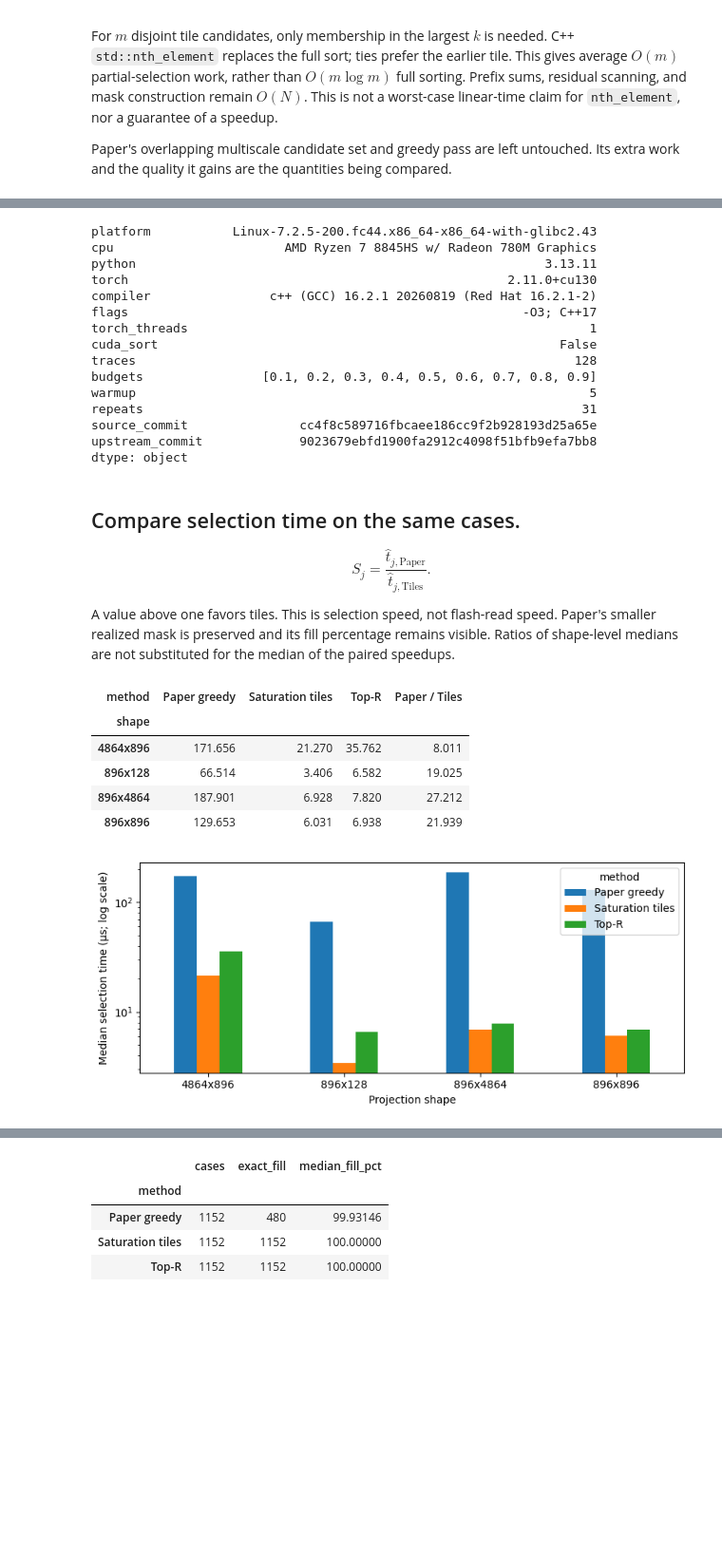
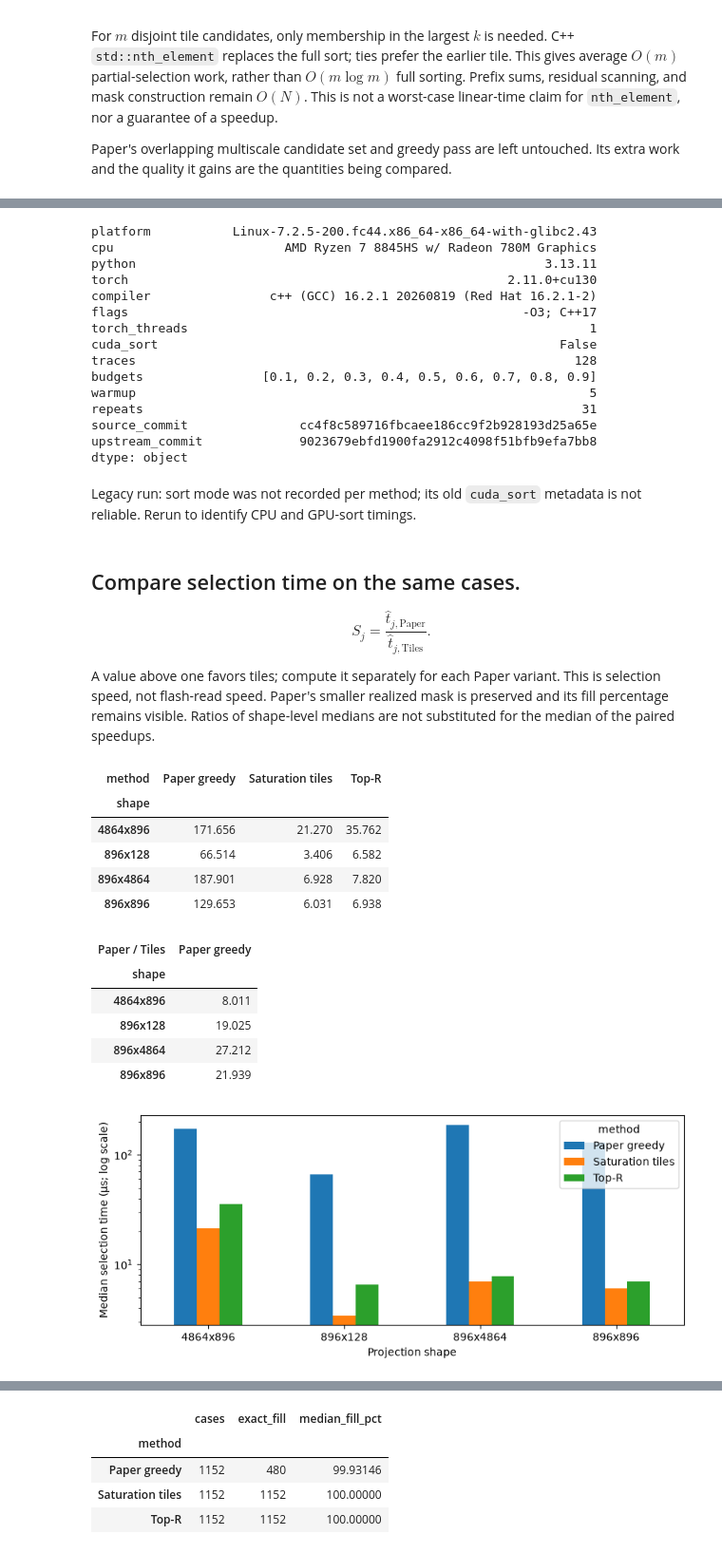
Before and after one commit to yabsed/vlm-in-flash, a Jupyter notebook: conclusion/python/results/03/03_selection_latency.ipynb, the cells around one changed output, grey strips where cells are left out. Shown at 95% size. Cells and saved outputs as stored; diff of their text form; code cells hidden in the pictures; blank space fills up the shorter version.

```diff
--- a/conclusion/python/results/03/03_selection_latency.ipynb
+++ b/conclusion/python/results/03/03_selection_latency.ipynb
@@ -37,6 +40,10 @@ The timed Paper entry point is the **unchanged native kernel**, with CPU sorting
 # %%
 if RUN_BENCHMARK:
     import torch
+    if RUN_CUDA:
+        assert torch.cuda.is_available(), "RUN_CUDA requires CUDA PyTorch and a visible GPU; no CPU fallback."
+        torch.cuda.init()
+        torch.cuda.synchronize()
     from torch.utils.cpp_extension import load
     os.environ.setdefault("MAX_JOBS", "1")
     torch.set_num_threads(1)
@@ -73,6 +80,10 @@ if RUN_BENCHMARK:
             0, len(g)-1, min(len(g), MAX_TRACES_PER_SHAPE), dtype=int)]
     traces.sort(key=lambda t: t["trace_id"])
     weight_bytes = {"float16": 2, "bfloat16": 2, "float32": 4}[manifest["model_dtype"]]
+    if RUN_CUDA:
+        assert all(t["num_tokens"] > 0 for t in traces), "Captured token counts are required."
+        assert manifest["model_dtype"] in ("float16", "bfloat16", "float32")
+        assert manifest["model_dtype"] != "bfloat16" or torch.cuda.is_bf16_supported()
     quality = pd.read_csv(QUALITY)
     quality["fraction"] = quality.fraction.round(6)
     quality = quality.set_index(["trace_id", "fraction", "method"])
@@ -104,20 +115,23 @@ if RUN_BENCHMARK:
         for fraction in BUDGETS:
             R = max(1, int(fraction*N))
             functions = {
-                "Paper greedy": lambda: paper_native.select_chunks(values, R, sizes, delays, stride, True),
+                "Paper CPU": lambda: paper_native.select_chunks(values, R, sizes, delays, stride, False),
                 "Saturation tiles": lambda: selectors.tiles(values, R, costs, int(np.ceil(s))),
                 "Top-R": lambda: selectors.top_r(values, R, costs),
             }
+            if RUN_CUDA:
+                functions["Paper GPU sort"] = lambda: paper_native.select_chunks(values, R, sizes, delays, stride, True)
             checked = {}
             for name, fn in functions.items():
                 mask = fn()[0].numpy().astype(bool)
-                old = quality.loc[(trace["trace_id"], round(float(fraction),6), name)]
+                reference = "Paper greedy" if name.startswith("Paper") else name
+                old = quality.loc[(trace["trace_id"], round(float(fraction),6), reference)]
                 expected = np.zeros(N, bool)
                 for a, b in json.loads(old.intervals): expected[a:b] = True
                 spans = np.flatnonzero(np.diff(np.r_[False, mask, False])).reshape(-1,2)
                 I, L = v.astype(float)[mask].sum(), T[np.diff(spans, axis=1).ravel()].sum()
                 assert mask.sum() == old.R_selected
-                assert mask.sum() <= R if name == "Paper greedy" else mask.sum() == R
+                assert mask.sum() <= R if name.startswith("Paper") else mask.sum() == R
                 np.testing.assert_allclose([I,L], [old.importance,old.latency], rtol=1e-10, atol=1e-12)
                 checked[name] = (old, np.array_equal(mask, expected))
             samples = {name: [] for name in functions}
@@ -126,6 +140,7 @@ if RUN_BENCHMARK:
                 for j in rng.permutation(len(names)):
                     name = names[j]
                     fn = functions[name]
+                    if RUN_CUDA: torch.cuda.synchronize()
                     begin = perf_counter_ns()
                     result = fn()
                     elapsed = (perf_counter_ns() - begin) / 1000
@@ -134,6 +149,8 @@ if RUN_BENCHMARK:
                 old, matches = checked[name]
                 records.append(dict(trace_id=trace["trace_id"], shape=trace["shape"],
                     fraction=float(fraction), R_nominal=R, R_selected=int(old.R_selected), method=name,
+                    cuda_sort=name == "Paper GPU sort", num_tokens=int(trace["num_tokens"]),
+                    d=int(trace["d"]), dtype=manifest["model_dtype"],
                     median_us=np.median(times), p95_us=np.percentile(times,95),
                     gap_upper_pct=old.gap_upper_pct, fill_pct=old.fill_pct,
                     mask_matches_02=matches, samples_us=json.dumps(times)))
@@ -154,12 +203,18 @@ if RUN_BENCHMARK:
                 if s.startswith("model name")), platform.machine())
     environment = dict(platform=platform.platform(), cpu=cpu, python=platform.python_version(),
         torch=torch.__version__, compiler=subprocess.check_output([os.environ.get("CXX","c++"),"--version"],text=True).splitlines()[0],
-        flags="-O3; C++17", torch_threads=torch.get_num_threads(), cuda_sort=False,
+        flags="-O3; C++17", torch_threads=torch.get_num_threads(), cuda_sort=RUN_CUDA,
+        cuda_runtime=torch.version.cuda, gpu=torch.cuda.get_device_name() if RUN_CUDA else None,
+        matmul_dtype=manifest["model_dtype"] if RUN_CUDA else None,
+        matmul_tf32=False if RUN_CUDA else None,
         traces=len(traces), budgets=list(BUDGETS), warmup=WARMUP, repeats=REPEATS,
-        source_commit="cc4f8c589716fbcaee186cc9f2b928193d25a65e", upstream_commit="9023679ebfd1900fa2912c4098f51bfb9efa7bb8")
+        notebook_base="78c1bc3074f1147da29aabc8b4427f450260265f", upstream_commit="9023679ebfd1900fa2912c4098f51bfb9efa7bb8")
     ENVIRONMENT.write_text(json.dumps(environment,indent=2))
 frame = pd.read_csv(RESULTS) if RESULTS.is_file() else pd.DataFrame()
 if ENVIRONMENT.is_file(): display(pd.Series(json.loads(ENVIRONMENT.read_text())))
+if not frame.empty and "cuda_sort" not in frame:
+    display(Markdown("Legacy run: sort mode was not recorded per method; its old `cuda_sort` metadata is not reliable. Rerun to identify CPU and GPU-sort timings."))
+paper_methods = [name for name in ("Paper CPU", "Paper GPU sort", "Paper greedy") if not frame.empty and name in set(frame.method)]
 # %% [output]
 platform           Linux-7.2.5-200.fc44.x86_64-x86_64-with-glibc2.43
 cpu                       AMD Ryzen 7 8845HS w/ Radeon 780M Graphics
@@ -176,30 +231,37 @@ repeats                                                           31
 source_commit               cc4f8c589716fbcaee186cc9f2b928193d25a65e
 upstream_commit             9023679ebfd1900fa2912c4098f51bfb9efa7bb8
 dtype: object
+Legacy run: sort mode was not recorded per method; its old `cuda_sort` metadata is not reliable. Rerun to identify CPU and GPU-sort timings.
 # %% [markdown]
 ## Compare selection time on the same cases.
 
 $$S_j=\frac{\widehat t_{j,\mathrm{Paper}}}{\widehat t_{j,\mathrm{Tiles}}}.$$
 
-A value above one favors tiles. This is selection speed, not flash-read speed. Paper's smaller realized mask is preserved and its fill percentage remains visible. Ratios of shape-level medians are not substituted for the median of the paired speedups.
+A value above one favors tiles; compute it separately for each Paper variant. This is selection speed, not flash-read speed. Paper's smaller realized mask is preserved and its fill percentage remains visible. Ratios of shape-level medians are not substituted for the median of the paired speedups.
 # %%
 if not frame.empty:
     times = frame.pivot(index=["shape","trace_id","fraction"],columns="method",values="median_us")
-    speedup = (times["Paper greedy"] / times["Saturation tiles"]).rename("Paper / Tiles")
+    speedup = times[paper_methods].div(times["Saturation tiles"], axis=0)
     summary = frame.groupby(["shape","method"]).median_us.median().unstack()
-    summary["Paper / Tiles"] = speedup.groupby("shape").median()
     display(summary.round(3))
-    ax = summary.drop(columns="Paper / Tiles").plot.bar(figsize=(8,3.5),rot=0)
+    display(speedup.groupby("shape").median().round(3).rename_axis(columns="Paper / Tiles"))
+    ax = summary.plot.bar(figsize=(8,3.5),rot=0)
     ax.set(ylabel="Median selection time (µs; log scale)", xlabel="Projection shape", yscale="log")
     plt.tight_layout()
     plt.show()
 # %% [output]
-| method | Paper greedy | Saturation tiles | Top-R | Paper / Tiles |
-| shape |  |  |  |  |
-| 4864x896 | 171.656 | 21.270 | 35.762 | 8.011 |
-| 896x128 | 66.514 | 3.406 | 6.582 | 19.025 |
-| 896x4864 | 187.901 | 6.928 | 7.820 | 27.212 |
-| 896x896 | 129.653 | 6.031 | 6.938 | 21.939 |
+| method | Paper greedy | Saturation tiles | Top-R |
+| shape |  |  |  |
+| 4864x896 | 171.656 | 21.270 | 35.762 |
+| 896x128 | 66.514 | 3.406 | 6.582 |
+| 896x4864 | 187.901 | 6.928 | 7.820 |
+| 896x896 | 129.653 | 6.031 | 6.938 |
+| Paper / Tiles | Paper greedy |
+| shape |  |
+| 4864x896 | 8.011 |
+| 896x128 | 19.025 |
+| 896x4864 | 27.212 |
+| 896x896 | 21.939 |
 [figure]
 # %% [markdown]
 ## Pair speed and quality only where the budgets match.
```
Also changed, not shown: parts of 15 cells of this notebook, 2 other files.
